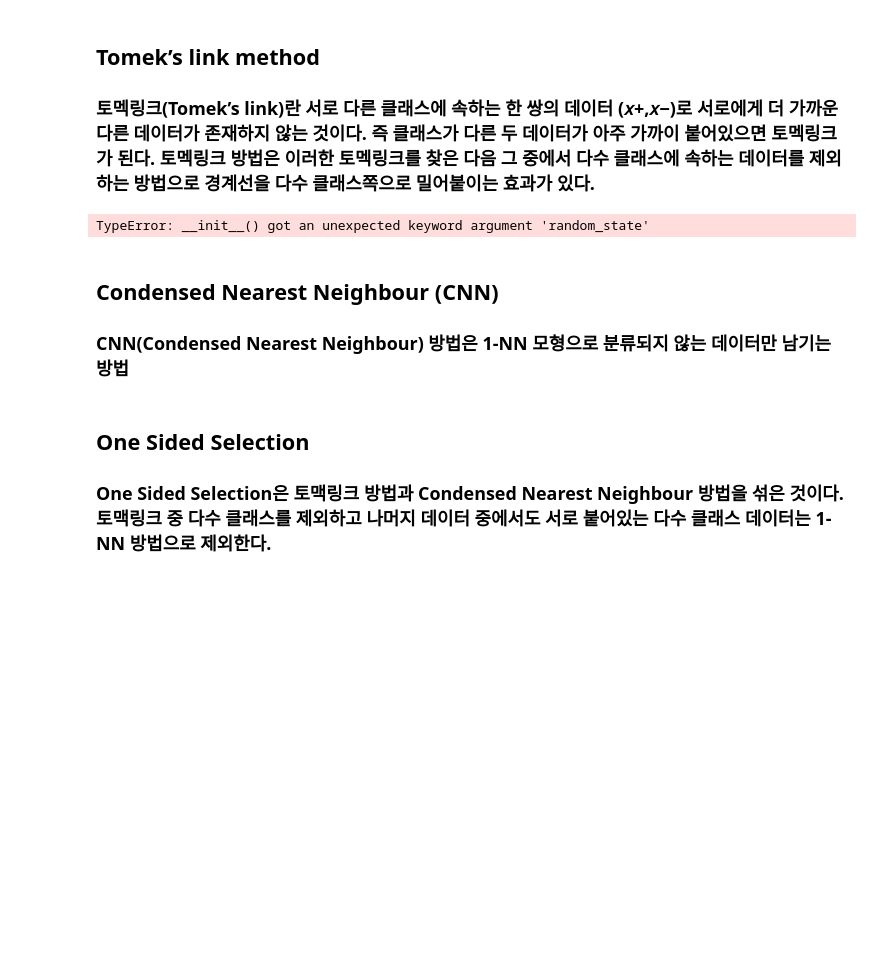
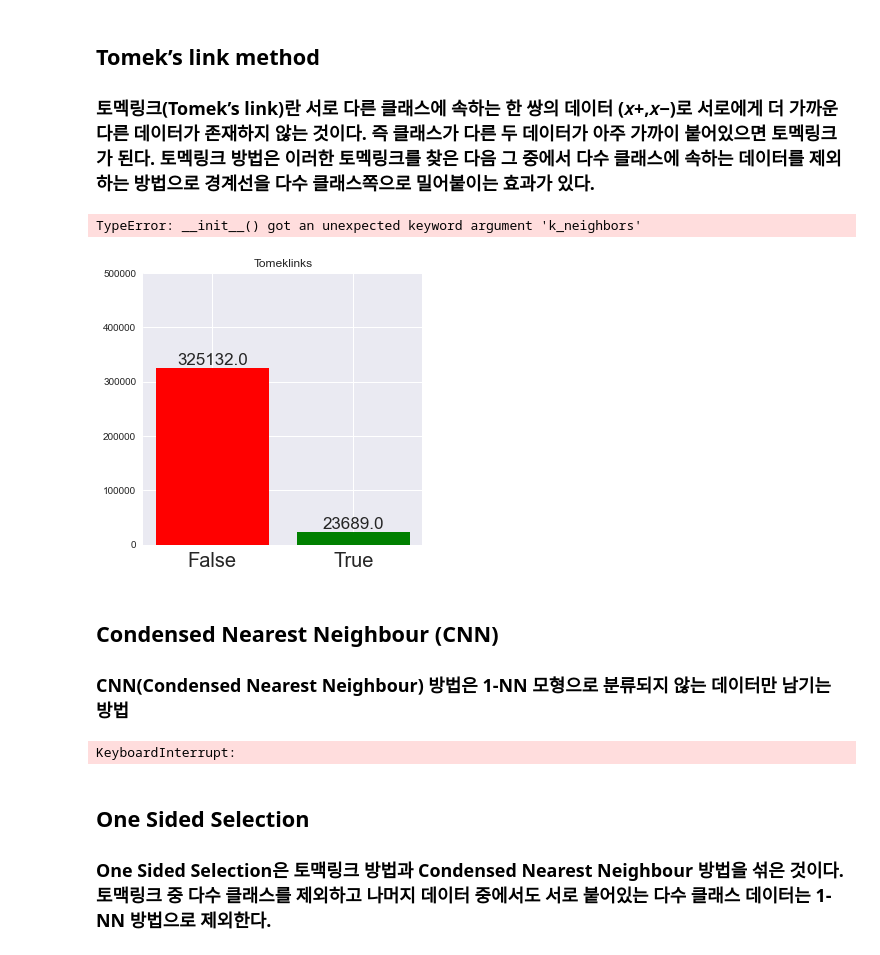
Before and after one commit to noseaj/mimiciv-High-blood-pressure, a Jupyter notebook: modeling/under_over_sampling.ipynb, the cells around one changed output. Cells and saved outputs as stored; diff of their text form; code cells hidden in the pictures; blank space fills up the shorter version.

```diff
--- a/modeling/under_over_sampling.ipynb
+++ b/modeling/under_over_sampling.ipynb
@@ -50,7 +45,3 @@ weighted avg       0.95      0.96      0.95     89795
 # %% [markdown]
 ## Tomek’s link method
 ### 토멕링크(Tomek’s link)란 서로 다른 클래스에 속하는 한 쌍의 데이터 (𝑥+,𝑥−)로 서로에게 더 가까운 다른 데이터가 존재하지 않는 것이다. 즉 클래스가 다른 두 데이터가 아주 가까이 붙어있으면 토멕링크가 된다. 토멕링크 방법은 이러한 토멕링크를 찾은 다음 그 중에서 다수 클래스에 속하는 데이터를 제외하는 방법으로 경계선을 다수 클래스쪽으로 밀어붙이는 효과가 있다.
-# %%
-X_samp, y_samp = TomekLinks().fit_resample(X, y)
-# %% [output]
-TypeError: __init__() got an unexpected keyword argument 'random_state'
@@ -59,3 +48,22 @@ print(classification_report(y_test, y_pred))
+# %%
+X_samp_tm, y_samp_tm = TomekLinks().fit_resample(X_train, y_train)
+# %% [output]
+TypeError: __init__() got an unexpected keyword argument 'k_neighbors'
+# %%
+plt.style.use(['seaborn'])
+x = ['False', 'True']
+plt.figure(figsize=(5, 5))
+plt.rc('xtick', labelsize=20)
+values = [y_samp_tm.value_counts()[0], y_samp_tm.value_counts()[1]]
+bar = plt.bar(x, values, color=['r','g'])
+plt.ylim(0, 500000)
+plt.title('Tomeklinks')
+for rect in bar:
+    height = rect.get_height()
+    plt.text(rect.get_x() + rect.get_width()/2.0, height, '%.1f' % height, ha='center', va='bottom', size = 17)
+plt.show()
+# %% [output]
+[figure, added]
 # %% [markdown]
 ## Condensed Nearest Neighbour (CNN)
 ### CNN(Condensed Nearest Neighbour) 방법은 1-NN 모형으로 분류되지 않는 데이터만 남기는 방법
@@ -66,3 +70,7 @@ print(classification_report(y_test, y_pred))
+# %%
+X_samp_cnn, y_samp_cnn = CondensedNearestNeighbour().fit_resample(X_train, y_train)
+# %% [output]
+KeyboardInterrupt:
 # %% [markdown]
 ## One Sided Selection
 ### One Sided Selection은 토맥링크 방법과 Condensed Nearest Neighbour 방법을 섞은 것이다. 토맥링크 중 다수 클래스를 제외하고 나머지 데이터 중에서도 서로 붙어있는 다수 클래스 데이터는 1-NN 방법으로 제외한다.
```
Also changed, not shown: parts of 23 cells of this notebook, 5 other files.
